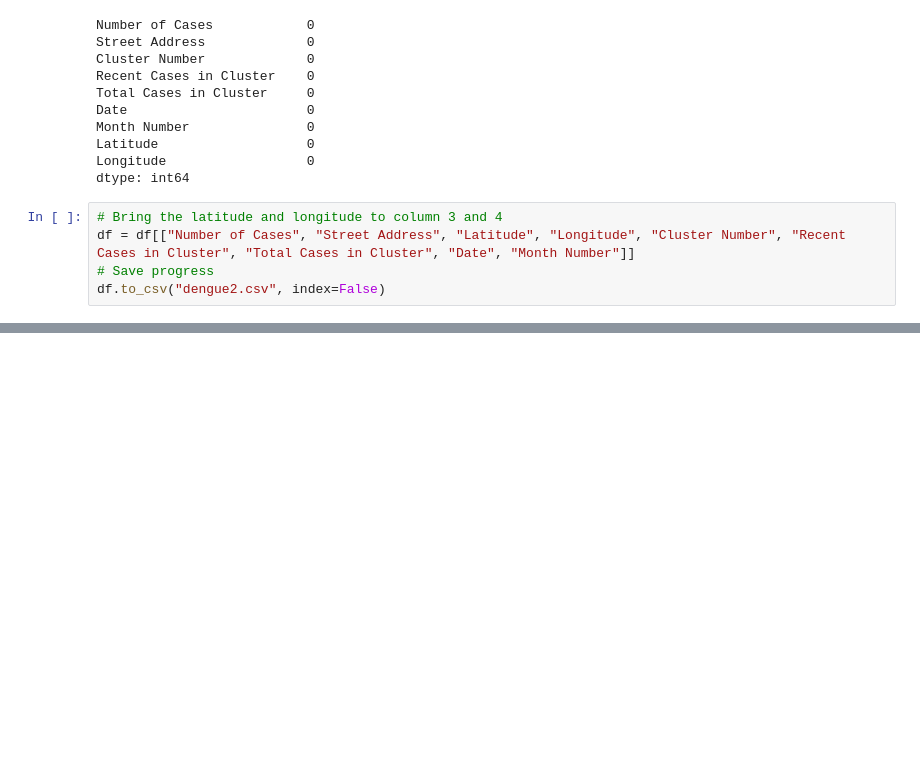
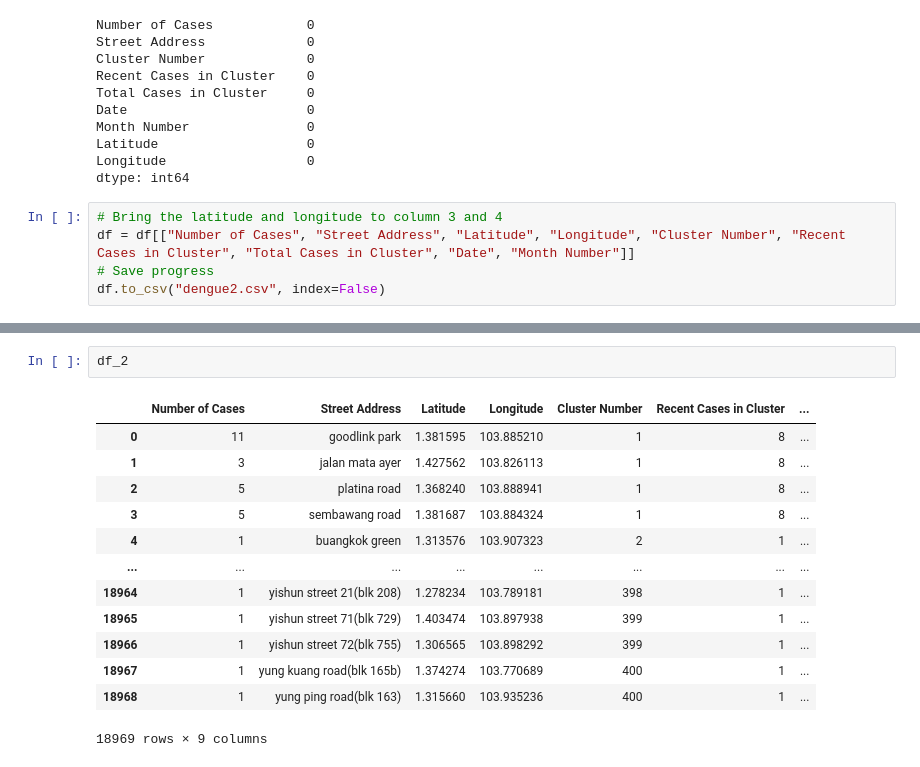
Before and after one commit to guidesify/ASAR_shiny, a Jupyter notebook: Data/scrape.ipynb, the cells around one changed output, grey strips where cells are left out. Cells and saved outputs as stored; diff of their text form; blank space fills up the shorter version.

```diff
--- a/Data/scrape.ipynb
+++ b/Data/scrape.ipynb
@@ -314,0 +383,16 @@ df.to_csv("dengue2.csv", index=False)
+# %%
+df_2
+# %% [output]
+|  | Number of Cases | Street Address | Latitude | Longitude | Cluster Number | Recent Cases in Cluster | ... |
+| 0 | 11 | goodlink park | 1.381595 | 103.885210 | 1 | 8 | ... |
+| 1 | 3 | jalan mata ayer | 1.427562 | 103.826113 | 1 | 8 | ... |
+| 2 | 5 | platina road | 1.368240 | 103.888941 | 1 | 8 | ... |
+| 3 | 5 | sembawang road | 1.381687 | 103.884324 | 1 | 8 | ... |
+| 4 | 1 | buangkok green | 1.313576 | 103.907323 | 2 | 1 | ... |
+| ... | ... | ... | ... | ... | ... | ... | ... |
+| 18964 | 1 | yishun street 21(blk 208) | 1.278234 | 103.789181 | 398 | 1 | ... |
+| 18965 | 1 | yishun street 71(blk 729) | 1.403474 | 103.897938 | 399 | 1 | ... |
+| 18966 | 1 | yishun street 72(blk 755) | 1.306565 | 103.898292 | 399 | 1 | ... |
+| 18967 | 1 | yung kuang road(blk 165b) | 1.374274 | 103.770689 | 400 | 1 | ... |
+| 18968 | 1 | yung ping road(blk 163) | 1.315660 | 103.935236 | 400 | 1 | ... |
+18969 rows × 9 columns
```
Also changed, not shown: parts of 6 cells of this notebook, 3 other files.
